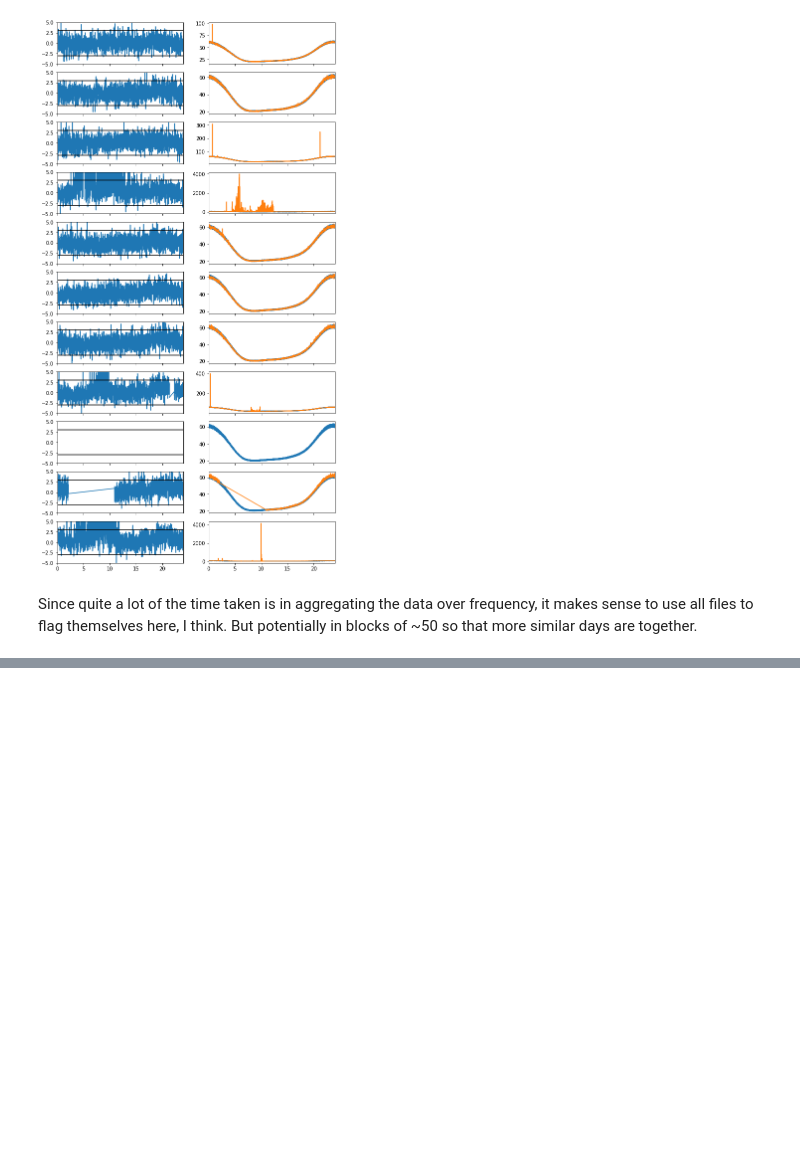
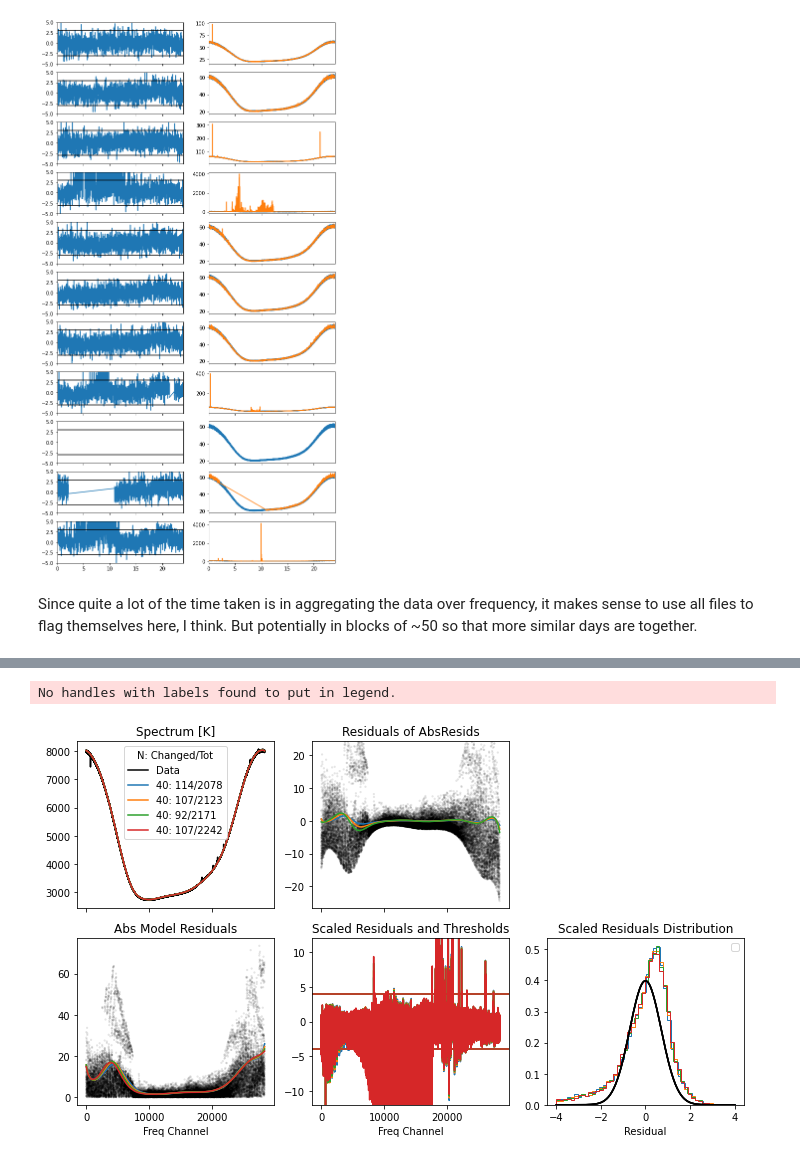
Before and after one commit to edges-collab/edges-analysis, a Jupyter notebook: devel/check_rms.ipynb, the cells around one changed output, grey strips where cells are left out. Saved outputs shown, nothing was run; the diff lists cells and outputs as text; code cells hidden in the pictures; blank space fills up the shorter version.

```diff
--- a/devel/check_rms.ipynb
+++ b/devel/check_rms.ipynb
@@ -272,0 +311,5 @@ Since quite a lot of the time taken is in aggregating the data over frequency, i
+# %%
+visualise_model_info(flag_info.models[0], n=-5)
+# %% [output]
+No handles with labels found to put in legend.
+[figure, added]
```
Also changed, not shown: parts of 32 cells of this notebook, 8 other files.
